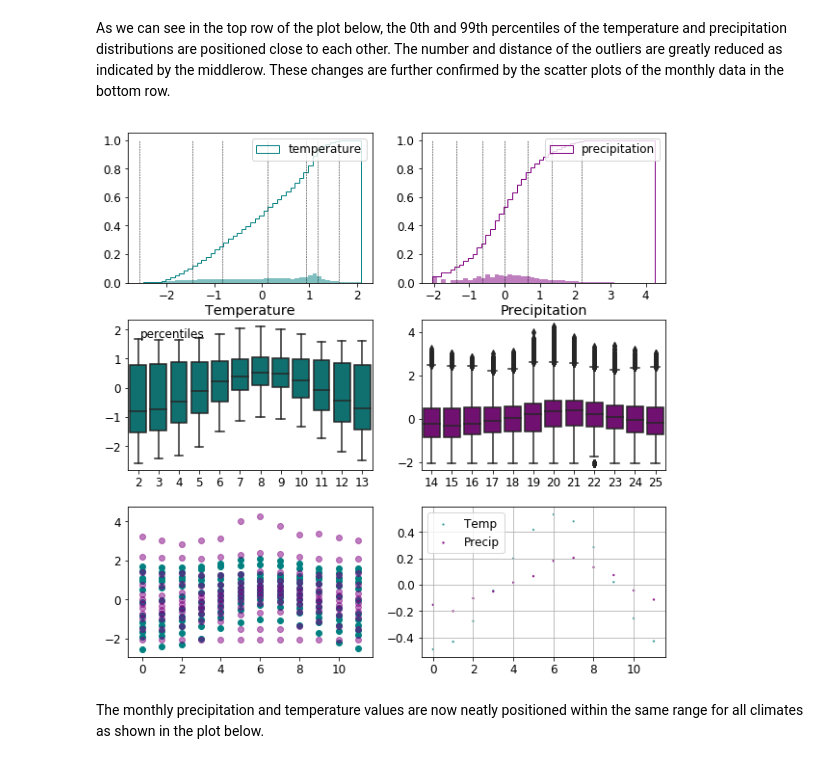
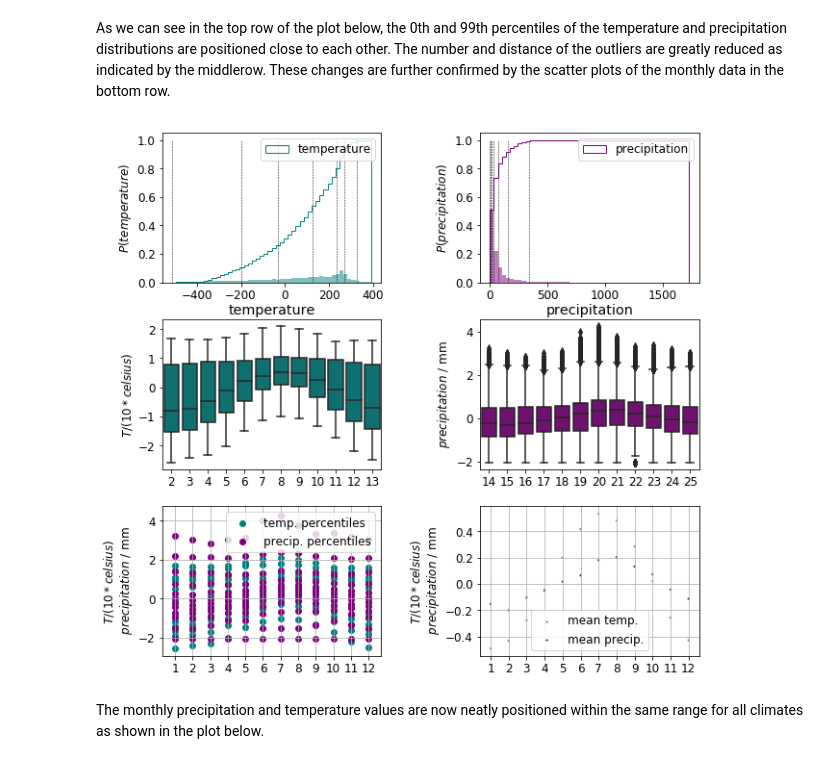
Before and after one commit to bhornung/bhornung.github.io, a Jupyter notebook: assets/climate-classification/notebook/climate-classification.ipynb, the cells around one changed output. Saved outputs shown, nothing was run; the diff lists cells and outputs as text; code cells hidden in the pictures.

```diff
--- a/assets/climate-classification/notebook/climate-classification.ipynb
+++ b/assets/climate-classification/notebook/climate-classification.ipynb
@@ -22,7 +22,7 @@ The two datasets were projected onto a common grid and saved to a csv store.
 
 The loaded from the store have roughly 64,00 points:
 # %%
-path_to_store = r'C:\Users\Balazs\source\repos\Weather\data\climate\temperature-precipitation-cls.csv'
+path_to_store = r'C:\Users\hornu\OneDrive\Documents\personal\balazs-personal\balazs-personal\repos\Weather\data\climate\temperature-precipitation-cls.csv'
 df = pd.read_csv(path_to_store, index_col = 0 )
 
 print("Number of records: {0}".format(len(df)))
@@ -81,13 +81,13 @@ def plot_mean_std(df_, ax, title, with_legend = True):
     df_st_ = df_.agg(['mean', 'std'])
 
     ax.scatter(np.arange(12), df_st_.loc['mean', : '13'], s =  2* np.sqrt(df_st_.loc['std', '2': '13']),
-                color = 'teal', alpha = 0.6, label = 'Temp' )
+                color = 'teal', alpha = 0.6, label = 'mean temp.' )
 
     ax.scatter(np.arange(12), df_st_.loc['mean', '14':], s = 2 * np.sqrt(df_st_.loc['std', '14' : '25']),
-                color = 'purple', alpha = 0.8, label = 'Precip' )
+                color = 'purple', alpha = 0.8, label = 'mean precip.' )
 
-    ax.text(0.05, 0.95, title,
-                        verticalalignment = 'top', horizontalalignment='left',
+    ax.text(0.05, 0.05, title,
+                        verticalalignment = 'bottom', horizontalalignment='left',
                         transform = ax.transAxes)
     ax.grid(True)
     if with_legend:
@@ -105,6 +105,8 @@ def plot_histo_with_quantiles(X, bins, color, label, ax, quantiles = None):
     ax.hist(X, bins, density = True, histtype='step',
                  cumulative = True, label = label, color = color)
 
+    ax.set_ylabel(r'$P({0})$'.format(label))
+
     if quantiles is None:
         quantiles_ = np.array([0.0, 10, 25, 50, 75, 90, 99])
 
@@ -114,4 +116,4 @@ def plot_histo_with_quantiles(X, bins, color, label, ax, quantiles = None):
     q_positions = np.percentile(X, quantiles_)
     ax.vlines(q_positions, ymin = 0.0, ymax = 1.0, linestyles = 'dashed', linewidth = 0.5)
 
-    ax.legend()
+    ax.legend(loc = 1)
@@ -192,36 +207,49 @@ As we can see in the top row of the plot below, the 0th and 99th percentiles of
 # %%
 # TO HIDE
 
 df_trf_deciles = df_trf.describe(percentiles = [.1, .2, .3, .4, .5, .6, .7, .8, .9, .99]).drop(['count', 'mean', 'std'])
 
-fig, axes = plt.subplots(3, 2, gridspec_kw = {'hspace' : 0.25})
+fig, axes = plt.subplots(3, 2,  gridspec_kw = {'hspace' : 0.25, 'wspace' : 0.45})
 fig.set_size_inches(10, 10)
 
-plot_histo_with_quantiles(df_trf.loc[:,'2':'13'].values.ravel(), 50, 'teal', 'temperature', axes[0, 0])
-plot_histo_with_quantiles(df_trf.loc[:,'14':'25'].values.ravel(), 50, 'purple', 'precipitation', axes[0, 1])
+plot_histo_with_quantiles(df.loc[:,'2':'13'].values.ravel(), 50, 'teal', 'temperature', axes[0, 0])
+plot_histo_with_quantiles(df.loc[:,'14':'25'].values.ravel(), 50, 'purple', 'precipitation', axes[0, 1])
+
+# mean and std
+plot_mean_std(df_trf, axes[2, 1], '')
+
+axes[1, 0].set_ylabel('$T / (10 * celsius)$')
+axes[1, 1].set_ylabel('$precipitation$ / mm')
+
+axes[1, 0].set_xticklabels([1, 2, 3, 4, 5, 6, 7, 8, 9, 10, 11, 12])
+axes[1, 1].set_xticklabels([1, 2, 3, 4, 5, 6, 7, 8, 9, 10, 11, 12])
+
+sns.boxplot(data = df_trf.loc[:, '2' : '13'], ax = axes[1, 0], color = 'teal').set_title('temperature')
+sns.boxplot(data = df_trf.loc[:, '14' : '25'], ax = axes[1, 1], color = 'purple').set_title('precipitation')
+
+axes[2, 0].set_ylabel('$T / (10 * celsius)$ \n $precipitation$ / mm')
+axes[2, 1].set_ylabel('$T / (10 * celsius)$ \n $precipitation$ / mm')
+
+axes[2, 0].set_xticks([0, 1, 2, 3, 4, 5, 6, 7, 8, 9, 10, 11])
+axes[2, 1].set_xticks([0, 1, 2, 3, 4, 5, 6, 7, 8, 9, 10, 11])
+axes[2, 0].set_xticklabels([1, 2, 3, 4, 5, 6, 7, 8, 9, 10, 11, 12])
+axes[2, 1].set_xticklabels([1, 2, 3, 4, 5, 6, 7, 8, 9, 10, 11, 12])
 
 # percentiles
 for idx, v in enumerate(df_trf_deciles.values[:,:12].T):
-    axes[2,0].scatter(np.full_like(v, idx), v, color = 'teal')
+    label = [None, 'temp. percentiles'][idx == 0]
+    axes[2,0].scatter(np.full_like(v, idx), v, color = 'teal', label = label)
 
 for idx, v in enumerate(df_trf_deciles.values[:,12:].T):
-    axes[2,0].scatter(np.full_like(v, idx), v, color = 'purple', alpha = 0.5)
+    label = [None, 'precip. percentiles'][idx == 0]
+    axes[2,0].scatter(np.full_like(v, idx), v, color = 'purple', label = label)
 
-axes[2, 1].text(0.05, 0.95, 'percentiles',
-        verticalalignment = 'top', horizontalalignment='left',
-        transform = axes[1, 0].transAxes)
-
-axes[2, 1].grid(True)
-
-# mean and std
-plot_mean_std(df_trf, axes[2, 1], ' ')
-
-sns.boxplot(data = df_trf.loc[:, '2' : '13'], ax = axes[1, 0], color = 'teal').set_title('Temperature')
-sns.boxplot(data = df_trf.loc[:, '14' : '25'], ax = axes[1, 1], color = 'purple').set_title('Precipitation')
+axes[2,0].legend(loc = 1)
+axes[2, 0].grid(True)
 
 plt.show()
 # %% [output]
-[figure, old version]
+[figure, new version]
 # %% [markdown]
 The monthly precipitation and temperature values are now neatly positioned within the same range for all climates as shown in the plot below.
 # %%
```
Also changed, not shown: parts of 5 cells of this notebook, 3 other files.
